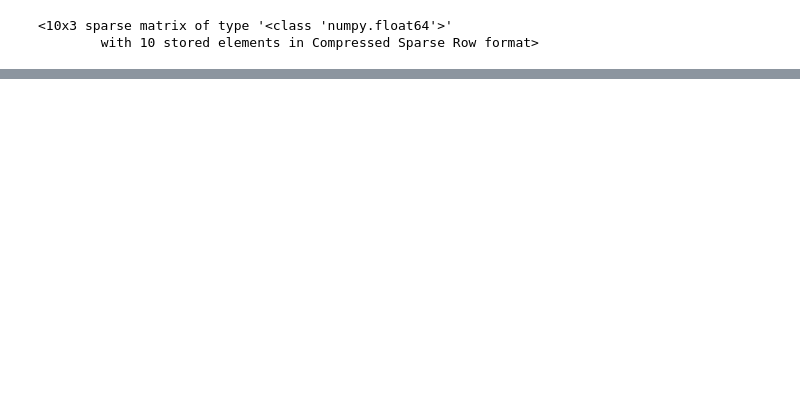
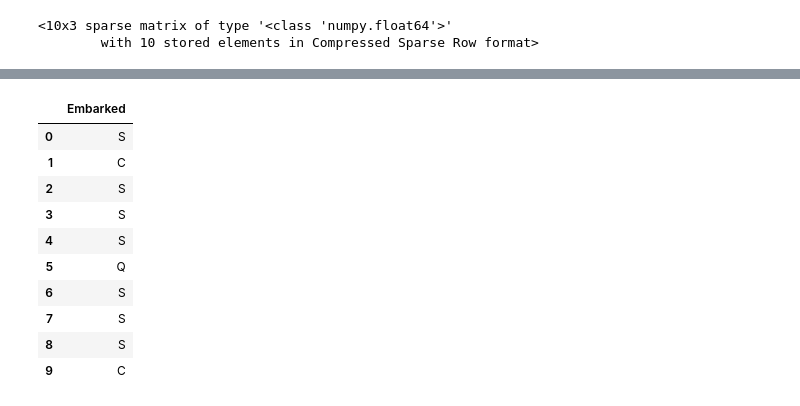
Before and after one commit to giladgavlovski/beyondthehype, a Jupyter notebook: Titanic.ipynb, the cells around one changed output, grey strips where cells are left out. Drawn from its saved outputs; the diff is of its cells as text; code cells hidden in the pictures; blank space fills up the shorter version.

```diff
--- a/Titanic.ipynb
+++ b/Titanic.ipynb
@@ -170,0 +192,14 @@ ohe.fit_transform(df[['Embarked']])
+# %%
+df_train = pd.DataFrame()
+# %% [output]
+|  | Embarked |
+| 0 | S |
+| 1 | C |
+| 2 | S |
+| 3 | S |
+| 4 | S |
+| 5 | Q |
+| 6 | S |
+| 7 | S |
+| 8 | S |
+| 9 | C |
```
Also changed, not shown: parts of 18 cells of this notebook.
